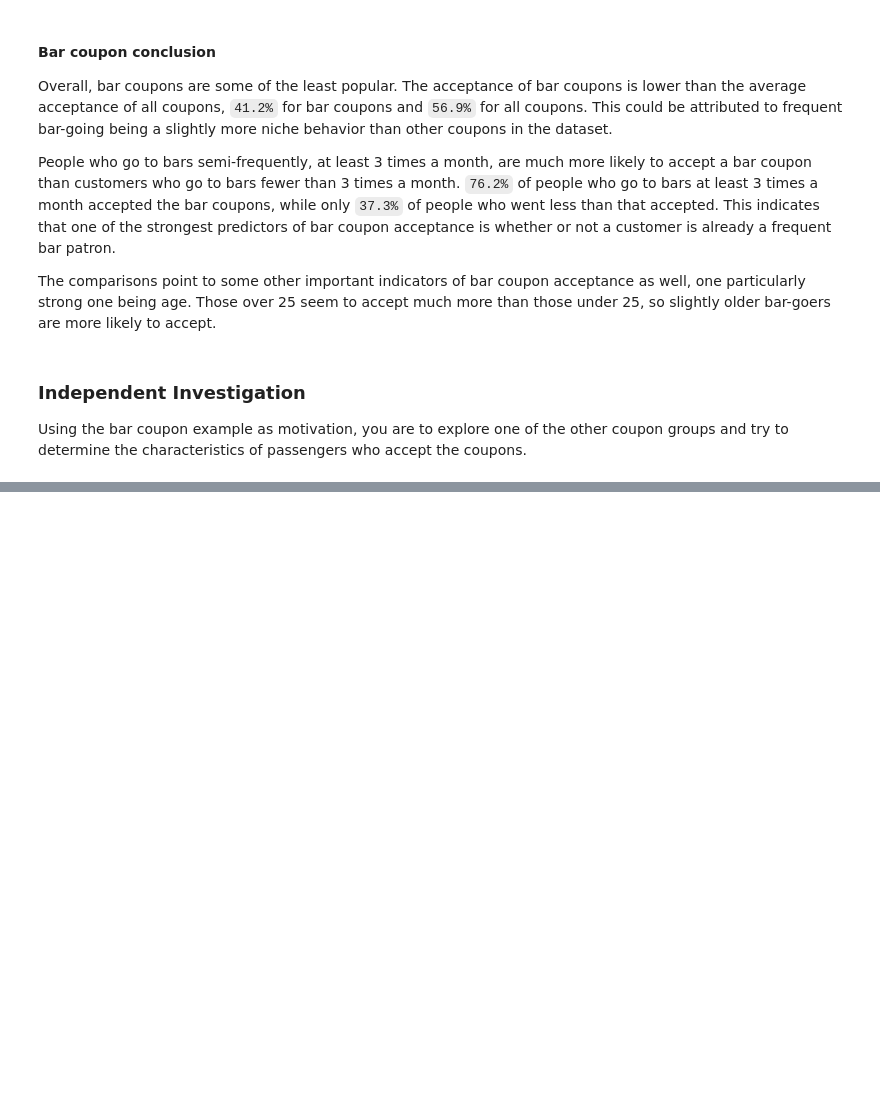
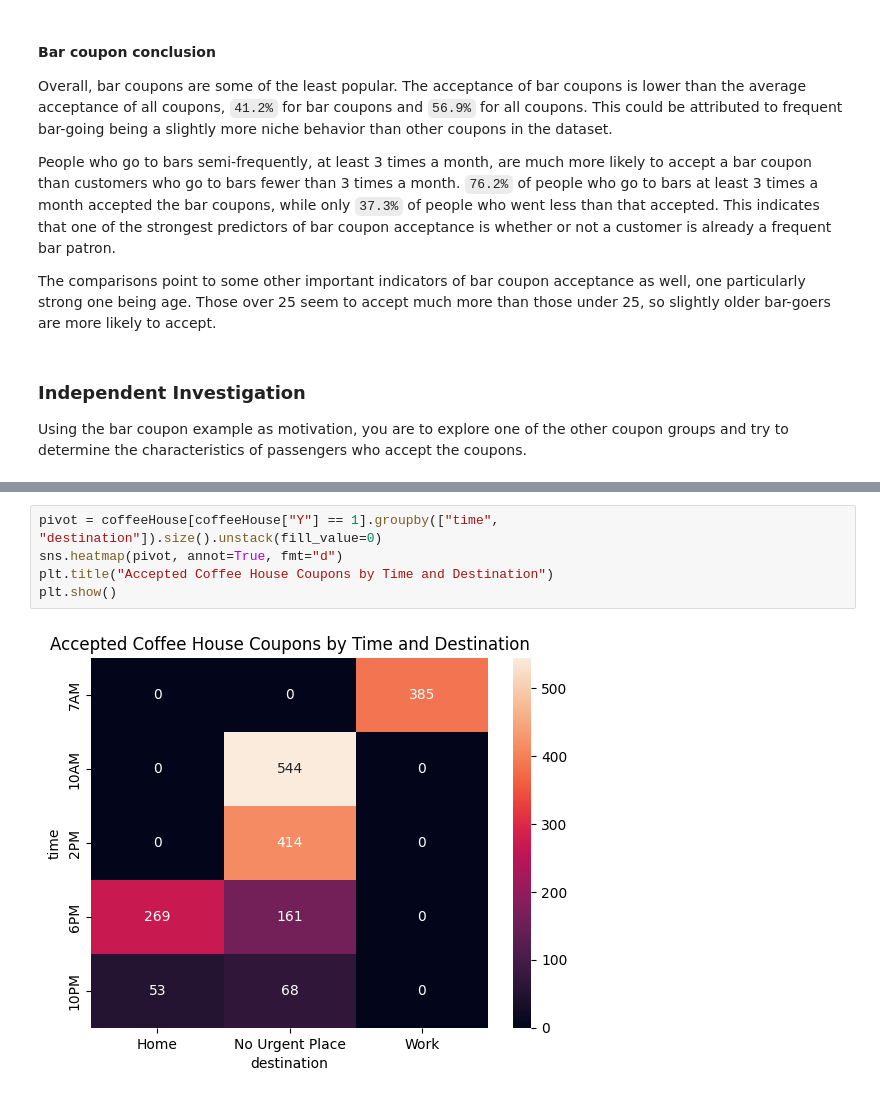
Before and after one commit to cnolan3/coupon_acceptance, a Jupyter notebook: prompt.ipynb, the cells around one changed output, grey strips where cells are left out. Saved outputs shown, nothing was run; the diff lists cells and outputs as text; blank space fills up the shorter version.

```diff
--- a/prompt.ipynb
+++ b/prompt.ipynb
@@ -359,0 +443,7 @@ Using the bar coupon example as motivation, you are to explore one of the other
+# %%
+pivot = coffeeHouse[coffeeHouse["Y"] == 1].groupby(["time", "destination"]).size().unstack(fill_value=0)
+sns.heatmap(pivot, annot=True, fmt="d")
+plt.title("Accepted Coffee House Coupons by Time and Destination")
+plt.show()
+# %% [output]
+[figure, added]
```
Also changed, not shown: parts of 19 cells of this notebook.
